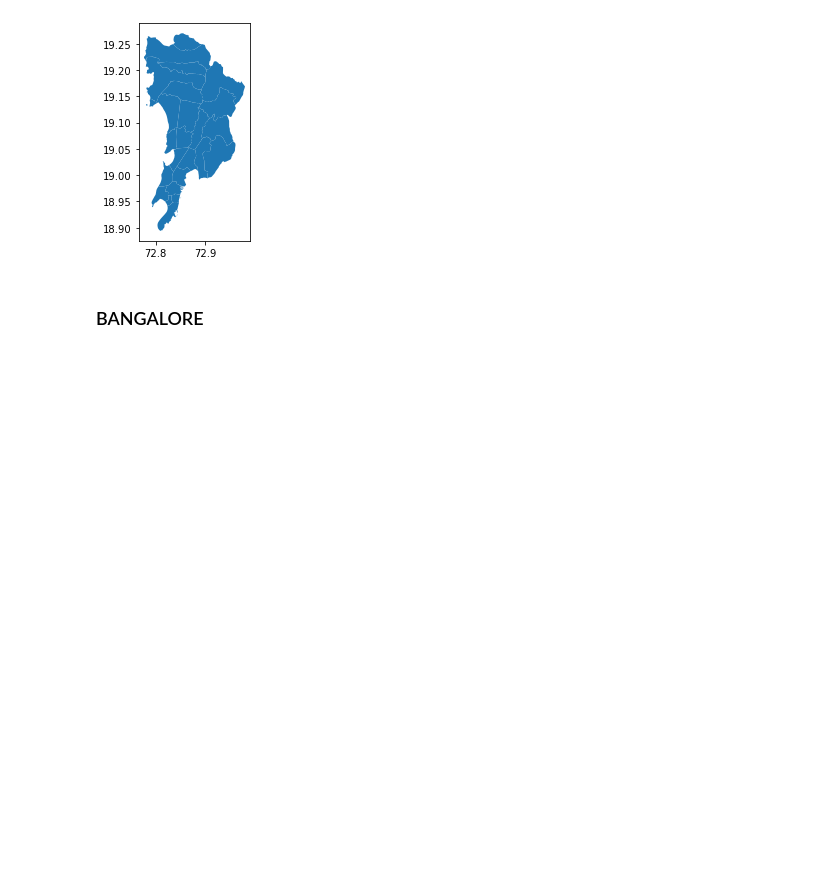
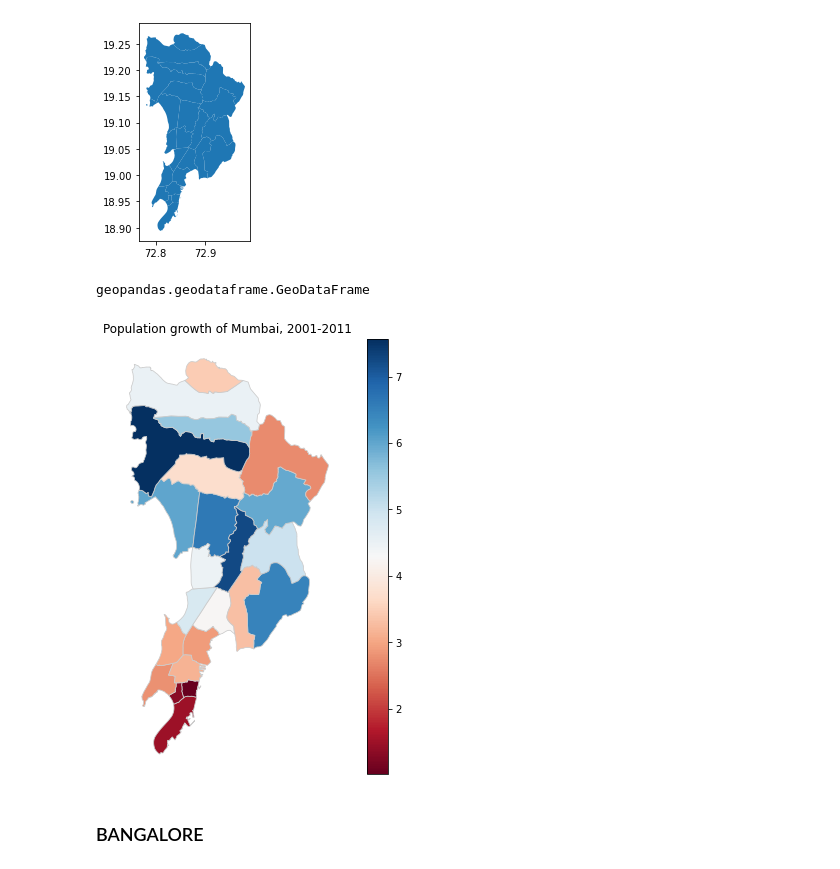
Before and after one commit to Shubhang7100/Urban-Development-Analysis, a Jupyter notebook: Smart Plan Analysis.ipynb, the cells around one changed output. Drawn from its saved outputs; the diff is of its cells as text; code cells hidden in the pictures; blank space fills up the shorter version.

```diff
--- a/Smart Plan Analysis.ipynb
+++ b/Smart Plan Analysis.ipynb
@@ -447,3 +397,7 @@ mumbai_map
+# %%
+mumbai = pd.read_csv('datasets/mumbai.csv')
+mumbai = mumbai.iloc[:24]
+# mumbai
 # %%
 bmo_file_path = 'MAPS/Mumbai/ward_level/mumbai_wards.geojson'
 bmo_map = gpd.read_file(bmo_file_path)
@@ -452,14 +406,28 @@ bmo_map.plot();
 # %% [output]
 [figure]
 # %%
-bmo_map.head()
+bmo_map = bmo_map.rename(columns={'name': 'Ward'})
+# bmo_map
 # %%
-bombay = mumbai_map.set_index('geometry').join(bmo_map.set_index('geometry'))
-bombay = bombay.drop('area_name', axis = 1)
+bombay = bmo_map.set_index('Ward').join(mumbai.set_index('Ward'))
 # %%
-bombay.set_index('District', inplace = True)
-bombay.reset_index()
-bombay
+# bombay
+# %%
+type(bombay)
+# %% [output]
+geopandas.geodataframe.GeoDataFrame
+# %%
+feature = bombay['Population Growth Rate(%)']
+vmin, vmax = min(bombay['Population Growth Rate(%)']), max(bombay['Population Growth Rate(%)'])
+fig, ax = plt.subplots(1, figsize=(10, 8))
+bombay.plot(column=feature, cmap='RdBu',linewidth=0.8, ax=ax, edgecolor='0.8')
+ax.set_title('Population growth of Mumbai, 2001-2011')
+ax.axis('off')
+sm = plt.cm.ScalarMappable(cmap='RdBu', norm=plt.Normalize(vmin=vmin, vmax=vmax))
+sm._A = []
+cbar = fig.colorbar(sm);
+# %% [output]
+[figure, added]
 # %% [markdown]
 ### BANGALORE
 # %%
```
Also changed, not shown: parts of 17 cells of this notebook, 4 other files.
